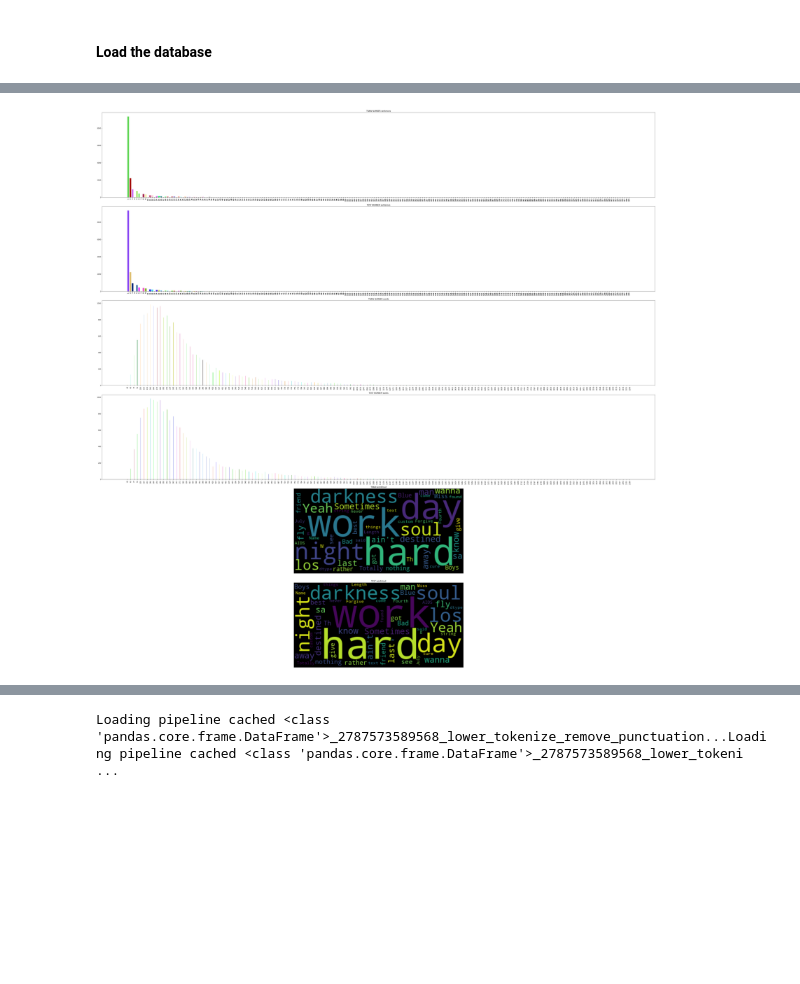
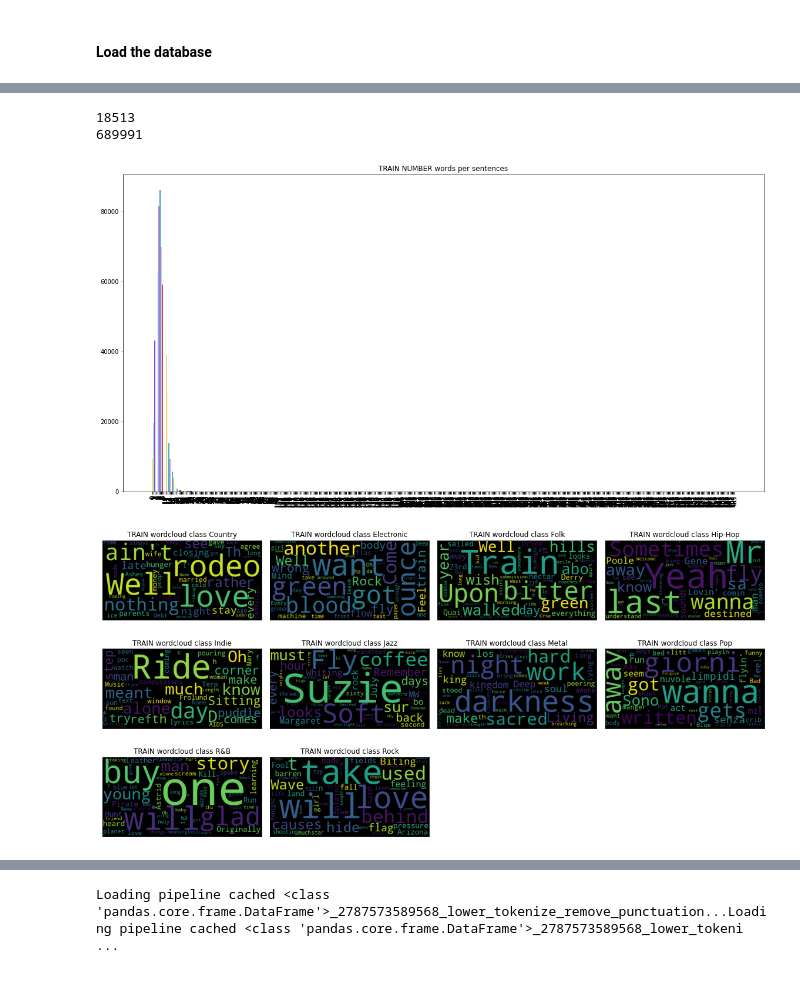
Before and after one commit to glypher/lyrics_classification, a Jupyter notebook: songs.ipynb, the cells around one changed output, grey strips where cells are left out. Saved outputs shown, nothing was run; the diff lists cells and outputs as text; code cells hidden in the pictures; blank space fills up the shorter version.

```diff
--- a/songs.ipynb
+++ b/songs.ipynb
@@ -161,57 +161,61 @@ Class: Rock             Sentence: I walk around with this all over me;I cannot w
 18513
 7935
+# %%
+def plot_text_length(df, title, process, pb=None, per_class=False):
+    data = []
+    titles = []
+    print(len(df))
+    df = mm.PreprocessPipeline(df, language='english', custom_split='\n').process(process).DF
+    print(len(df))
+    if per_class:
+        for ids in df['target'].cat.categories:
+            df_class = df[df['target'] == ids]
+            df_class['text'] = df_class['text'].apply(lambda s: len(s))
+            data.append((df_class['text'], 'auto'))
+
+            titles.append(f'{title} class {ids}')
+    else:
+        df['text'] = df['text'].apply(lambda s: len(s))
+        data = [(df['text'], 'auto')]
+        titles = [title]
+
+    if pb is None:
+        pb = mm.PlotBuilder()
+
+    pb.create_histograms(data, titles)
+
+pb = mm.PlotBuilder().create_subplots(2, 1, (16, 16))
+plot_text_length(trainDF, "TRAIN NUMBER words per sentences", ['split_sentences', 'tokenize'],
+                 pb=pb, per_class=False)
+#plot_text_length(trainDF, "TRAIN NUMBER total words", ['tokenize'], pb=pb, per_class=False)
+pb.show()
+# %% [output]
+18513
+689991
+[figure, added]
 # %%
-def plot_text_length(df, title, func, pb=None, per_class=False):
-    data = []
-    titles = []
-    if per_class:
-        for id in range(0, NO_CLASSES):
-            df_class = df[df['target'] == id]
-            lengths = np.array(func(df_class['text']))
-            data.append((lengths, 'auto'))
-
-            titles.append(f'{title} class {id}')
-    else:
-        lengths = np.array(func(df['text']))
-        data = [(lengths, 'auto')]
-        titles = [title]
-
-    if pb is None:
-        pb = mm.PlotBuilder()
-
-    pb.create_histograms(data, titles)
-
 def plot_wordcloud(df, title, pb, per_class=False):
     imgs = []
     titles = []
     if per_class:
-        for id in range(0, NO_CLASSES):
-            df_class = df[df['target'] == id]
+        for ids in df['target'].cat.categories:
+            df_class = df[df['target'] == ids]
             imgs.append(wordcloud.WordCloud().generate(str(df_class['text'])).to_array())
 
-            titles.append(f'{title} class {id}')
+            titles.append(f'{title} class {ids}')
     else:
         imgs = [wordcloud.WordCloud().generate(str(df['text'])).to_array()]
         titles = [title]
 
     pb.create_images(imgs, titles)
 
-pb = mm.PlotBuilder().create_subplots(6, 1, (50, 50))
-plot_text_length(trainDF, "TRAIN NUMBER sentences",
-                 lambda df: [len(nltk.sent_tokenize(text)) for text in df], pb=pb, per_class=False)
-plot_text_length(trainDF, "TEST NUMBER sentences",
-                 lambda df: [len(nltk.sent_tokenize(text)) for text in df], pb=pb, per_class=False)
-plot_text_length(trainDF, "TRAIN NUMBER words",
-                 lambda df: [len(nltk.word_tokenize(text)) for text in df], pb=pb, per_class=False)
-plot_text_length(trainDF, "TEST NUMBER words",
-                 lambda df: [len(nltk.word_tokenize(text)) for text in df], pb=pb, per_class=False)
 
-plot_wordcloud(trainDF, "TRAIN wordcloud", pb=pb, per_class=False)
-plot_wordcloud(trainDF, "TEST wordcloud", pb=pb, per_class=False)
-
+pb = mm.PlotBuilder().create_subplots(3, 4, (16, 8))
+plot_wordcloud(trainDF, "TRAIN wordcloud", pb=pb, per_class=True)
+#plot_wordcloud(trainDF, "TEST wordcloud", pb=pb, per_class=False)
 pb.show()
 # %% [output]
-[figure, old version]
+[figure, new version]
 # %%
 def get_class_weights(df, codes=False):
     import sklearn
```
Also changed, not shown: parts of 13 cells of this notebook.
